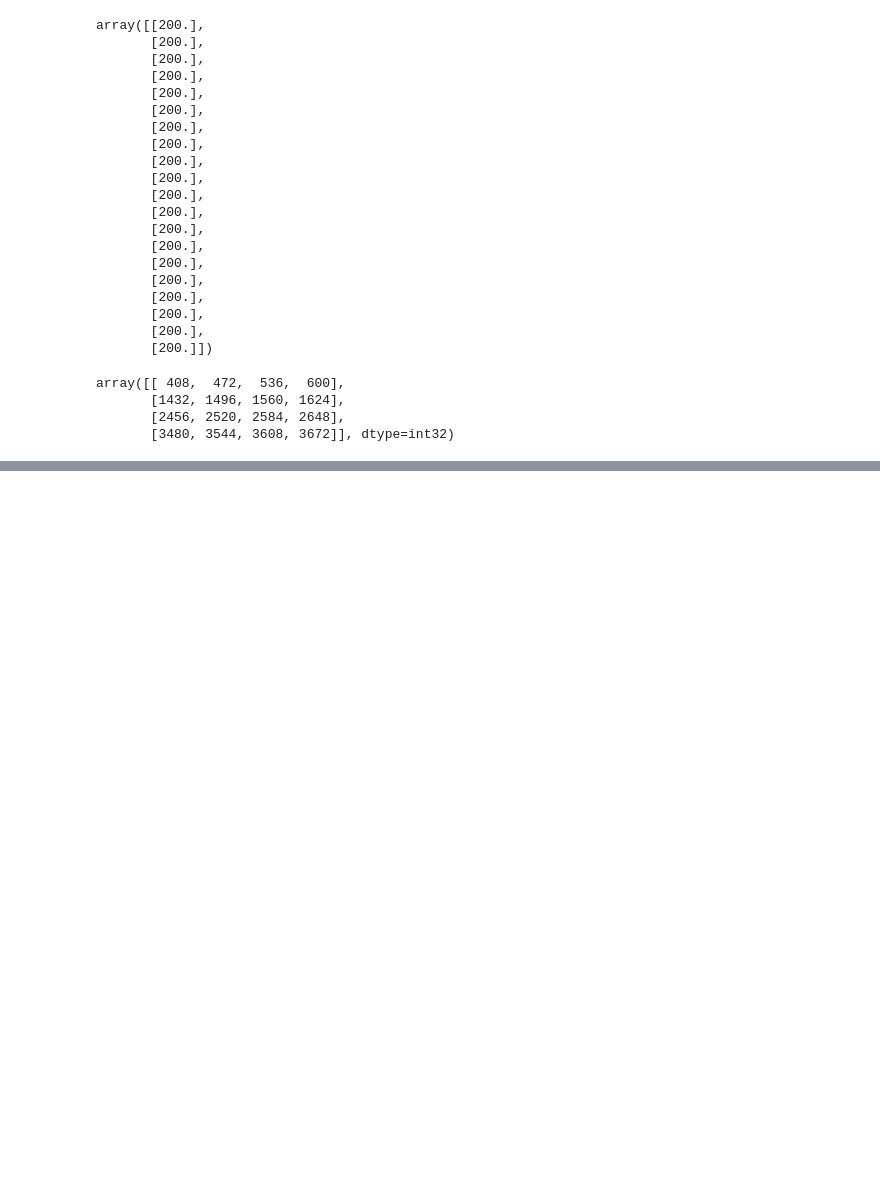
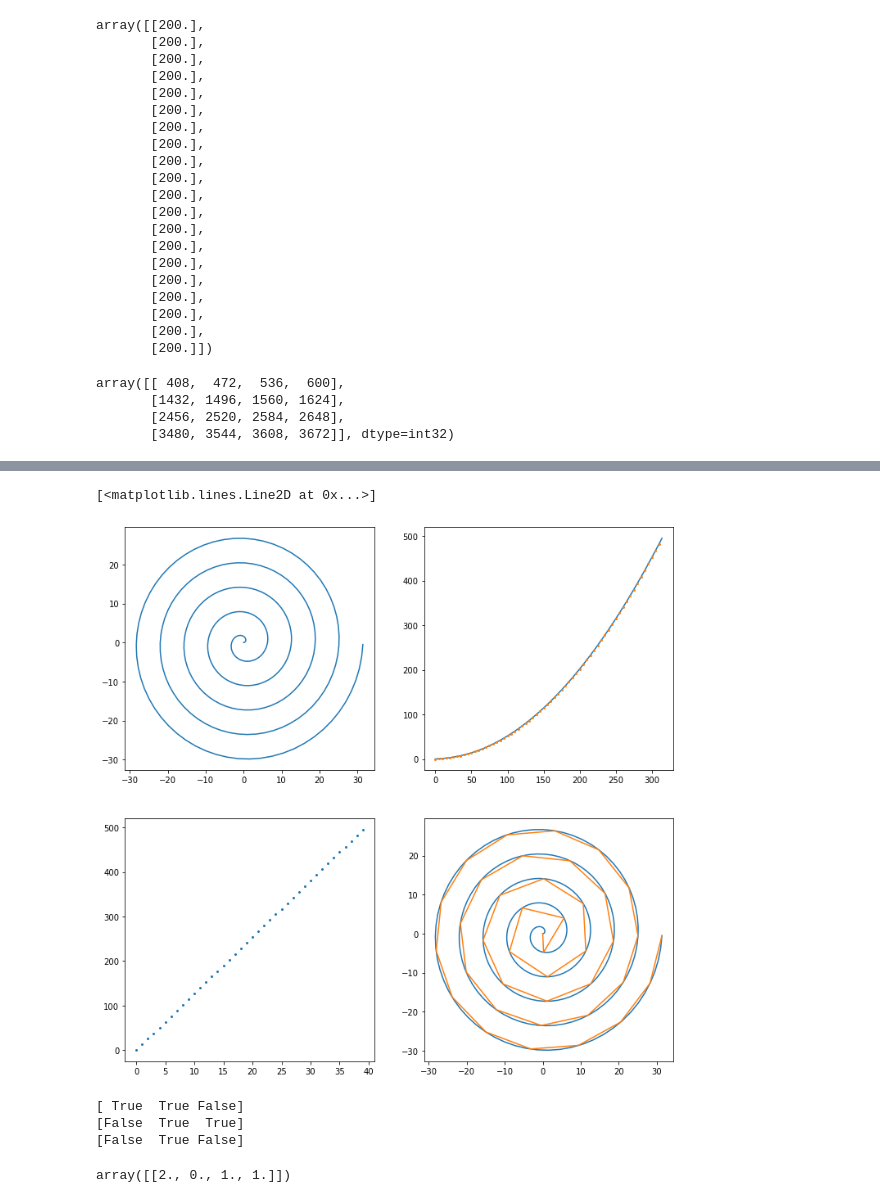
Before and after one commit to victiny23/Explore_Numpy, a Jupyter notebook: exercise_100.ipynb, the cells around one changed output, grey strips where cells are left out. Saved outputs shown, nothing was run; the diff lists cells and outputs as text; code cells hidden in the pictures; blank space fills up the shorter version.

```diff
--- a/exercise_100.ipynb
+++ b/exercise_100.ipynb
@@ -1326,0 +1591,45 @@ array([ 7,  8,  9, 10, 11])
+# %%
+# 98 considering a path described by 2 vectors(x, y), how to sample it using equidisant samples
+phi = np.arange(0, 10*np.pi, 0.1)
+a = 1
+x = a*phi*np.cos(phi)
+y = a*phi*np.sin(phi)
+dr = (np.diff(x)**2 + np.diff(y)**2)**0.5 # segment length
+r = np.zeros_like(x)
+r[1:] = np.cumsum(dr) # integrate path
+fig = plt.figure(figsize=(12, 12))
+ax1 = fig.add_subplot(221)
+ax1.plot(x, y)
+ax2 = fig.add_subplot(222)
+ax2.plot(r)
+ax2.plot(np.arange(0,len(r),5), r[::5], 'o', markersize=2)
+r_int = np.linspace(0, r.max(), 40)  # regular spaced path
+x_int = np.interp(r_int, r, x) # integrate path
+y_int = np.interp(r_int, r, y)
+ax3 = fig.add_subplot(223)
+ax3.plot(r_int, 'o', markersize=2)
+ax4 = fig.add_subplot(224)
+ax4.plot(x, y)
+ax4.plot(x_int, y_int)
+# %% [output]
+[<matplotlib.lines.Line2D at 0x...>]
+[figure, added]
+# %%
+# 99 Given an integer n and a 2d array x, select from x the rows which can be interpreted as drawns
+# from a multinomial distribution with n degrees, i.e., the rows which only contain integers and which sum to n
+x = np.asarray([[1.0, 0.0, 3.0, 8.0],
+                [2.0, 0.0, 1.0, 1.0],
+                [1.5, 2.5, 0.0, 0.0]])
+n = 4
+m1 = np.logical_and.reduce(np.mod(x, 1) == 0, axis=1)
+print(m1)
+m2 = (x.sum(axis=-1)==n)
+print(m2)
+m3 = m1 & m2
+print(m3)
+x[m3]
+# %% [output]
+[ True  True False]
+[False  True  True]
+[False  True False]
+array([[2., 0., 1., 1.]])
```
Also changed, not shown: parts of 13 cells of this notebook.
